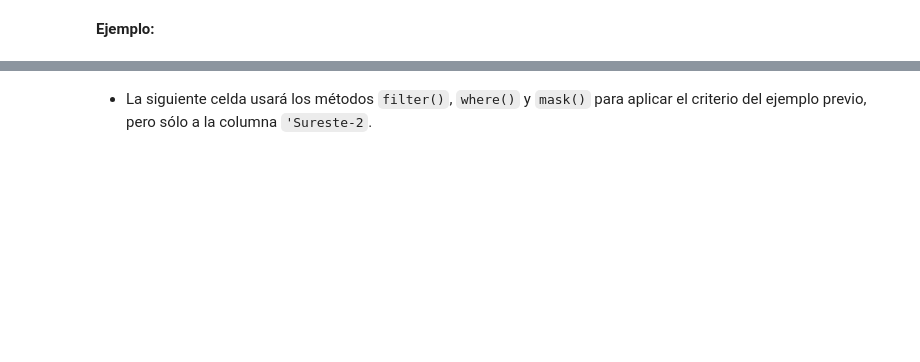
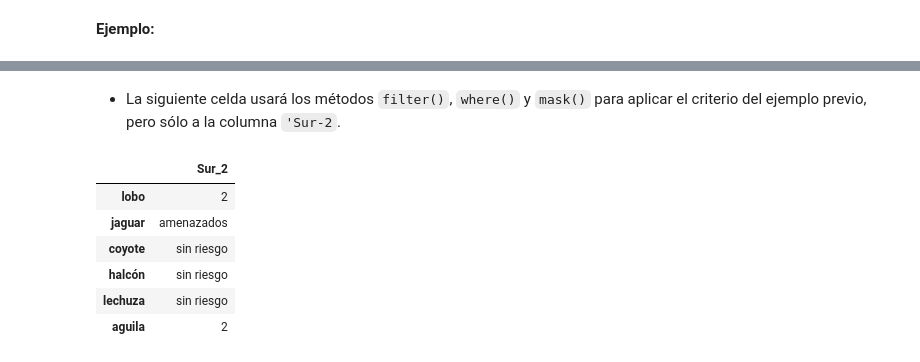
Before and after one commit to PythonistaMX/py311, a Jupyter notebook: 17_metodos_de_enmascaramiento.ipynb, the cells around one changed output, grey strips where cells are left out. Cells and saved outputs as stored; diff of their text form; code cells hidden in the pictures; blank space fills up the shorter version.

````diff
--- a/17_metodos_de_enmascaramiento.ipynb
+++ b/17_metodos_de_enmascaramiento.ipynb
@@ -31,29 +77,2 @@ Donde:
-# %%
-indice = ('lobo', 'jaguar', 'coyote', 'halcón', 'lechuza', 'aguila')
-poblacion = pd.DataFrame({'Norte-1':(25,
-                                                0,
-                                                45,
-                                                23,
-                                                67,
-                                                12),
-                                     'Norte-2':(31,
-                                                0,
-                                                23,
-                                                3,
-                                                34,
-                                                 2),
-                                     'Sureste-1':(0,
-                                                  4,
-                                                  3,
-                                                  1,
-                                                  1,
-                                                  2),
-                                     'Sureste-2':(2,
-                                                 0,
-                                                 12,
-                                                 23,
-                                                 11,
-                                                 2)},
-                                   index=indice)
 # %%
 poblacion
@@ -98,6 +157,14 @@ poblacion.where(poblacion < 10, 'sin riesgo').\
 # %% [markdown]
-* La siguiente celda usará los métodos ```filter()```, ```where()``` y ```mask()``` para aplicar el criterio del ejemplo previo, pero sólo a la columna ```'Sureste-2```.
+* La siguiente celda usará los métodos ```filter()```, ```where()``` y ```mask()``` para aplicar el criterio del ejemplo previo, pero sólo a la columna ```'Sur-2```.
 # %%
-poblacion.filter(items=['Sureste-2']).\
+poblacion.filter(items=['Sur_2']).\
            where(poblacion < 10, 'sin riesgo').\
            mask(poblacion < 2, 'amenazados')
+# %% [output]
+|  | Sur_2 |
+| lobo | 2 |
+| jaguar | amenazados |
+| coyote | sin riesgo |
+| halcón | sin riesgo |
+| lechuza | sin riesgo |
+| aguila | 2 |
````
Also changed, not shown: parts of 19 cells of this notebook, 3 other files.
